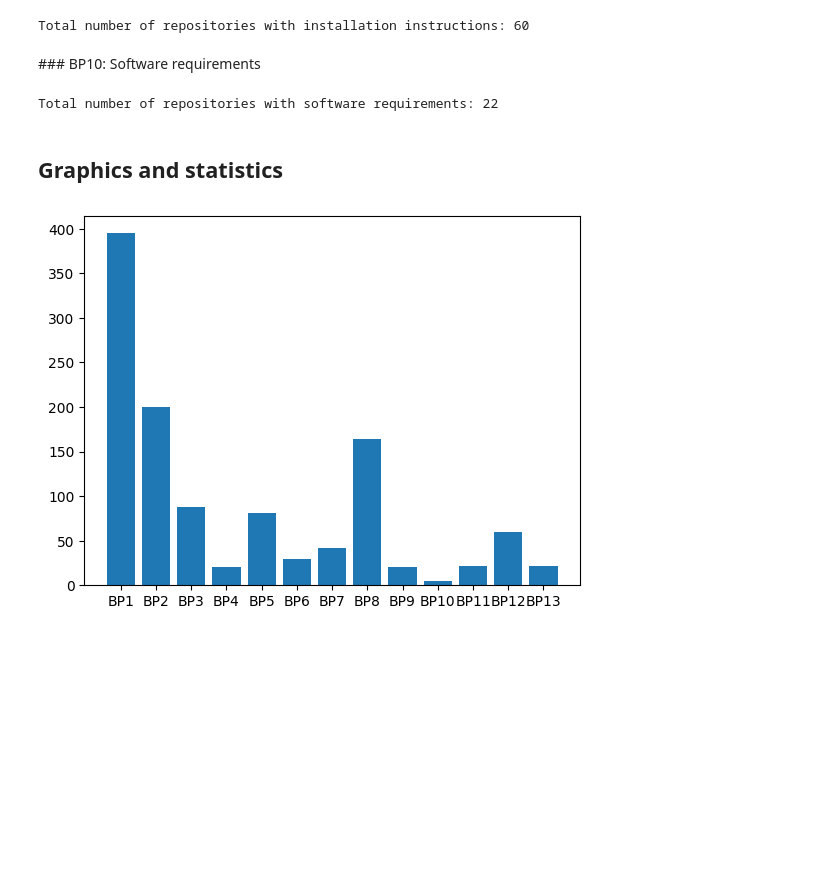
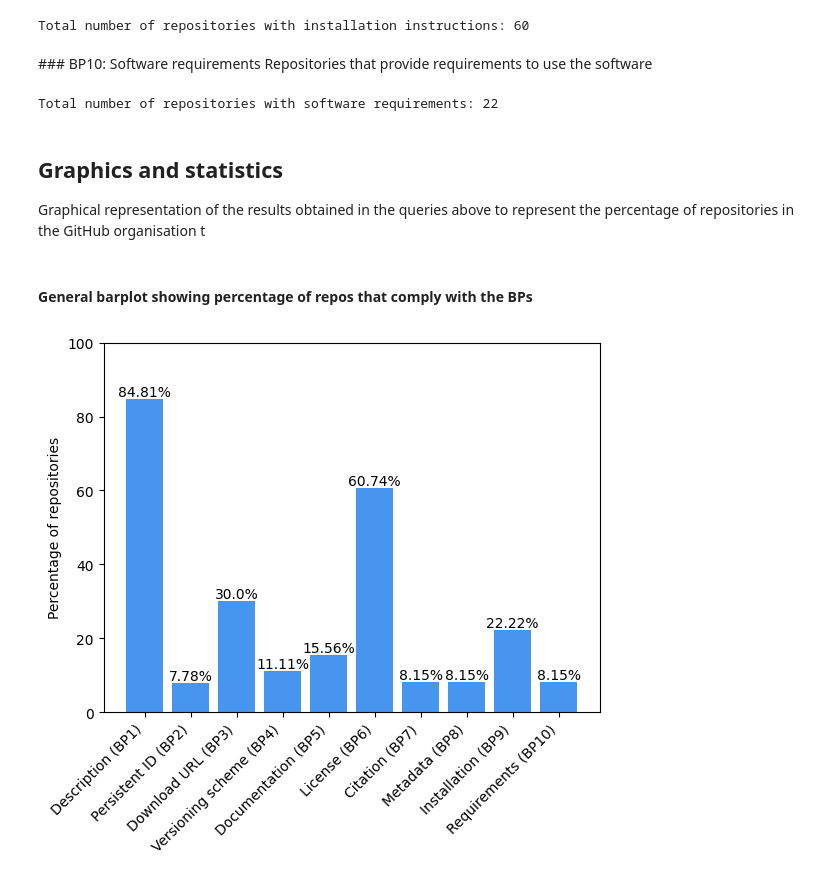
Before and after one commit to oeg-upm/oeg-software-graph, a Jupyter notebook: notebooks/kg-construction.ipynb, the cells around one changed output. Cells and saved outputs as stored; diff of their text form; code cells hidden in the pictures; blank space fills up the shorter version.

Commit message:
notebook updated with barplots and documentation improved

```diff
--- a/notebooks/kg-construction.ipynb
+++ b/notebooks/kg-construction.ipynb
@@ -262,0 +267,17 @@ Total number of repositories with license: 164
+# %%
+q_res = graph.query("""
+            PREFIX sd: <https://w3id.org/okn/o/sd#>
+            PREFIX schema: <http://schema.org/>
+            PREFIX prov: <http://www.w3.org/ns/prov#>
+
+            SELECT (COUNT (DISTINCT ?software) AS ?count_software)
+            FROM <https://w3id.org/okn/i/graph/20230628>
+            WHERE {
+                ?software sd:citation ?cite
+            }
+""")
+
+for solution in q_res:
+    print("Total number of repositories with citation:", solution['count_software'].value)
+    result_list['total_citation'] = solution['count_software'].value
+    BP_results['BP7'] = int(solution['count_software'].value)*100/int(result_list['total_repos'])
@@ -322,6 +345,7 @@ q_res = graph.query("""
 for solution in q_res:
     print("Total number of repositories with minimum metadata:", solution['count_software'].value)
     result_list['total_repo_metadata'] = solution['count_software'].value
+    BP_results['BP8'] = int(solution['count_software'].value)*100/int(result_list['total_repos'])
 # %% [output]
 Total number of repositories with minimum metadata: 22
 # %% [markdown]
@@ -343,10 +368,12 @@ q_res = graph.query("""
 for solution in q_res:
     print("Total number of repositories with installation instructions:", solution['count_software'].value)
     result_list['total_install_inst'] = solution['count_software'].value
+    BP_results['BP9'] = int(solution['count_software'].value)*100/int(result_list['total_repos'])
 # %% [output]
 Total number of repositories with installation instructions: 60
 # %% [markdown]
 ### BP10: Software requirements
+Repositories that provide requirements to use the software
 # %%
 q_res = graph.query("""
             PREFIX sd: <https://w3id.org/okn/o/sd#>
@@ -364,9 +391,11 @@ q_res = graph.query("""
 for solution in q_res:
     print("Total number of repositories with software requirements:", solution['count_software'].value)
     result_list['total_soft_requirements'] = solution['count_software'].value
+    BP_results['BP10'] = int(solution['count_software'].value)*100/int(result_list['total_repos'])
 # %% [output]
 Total number of repositories with software requirements: 22
 # %% [markdown]
 ## Graphics and statistics
+Graphical representation of the results obtained in the queries above to represent the percentage of repositories in the GitHub organisation t
 # %%
 import matplotlib.pyplot as plt
@@ -373,9 +403,33 @@ import matplotlib.pyplot as plt
+# %% [markdown]
+#### General barplot showing percentage of repos that comply with the BPs
 # %%
 numeric_result_list = dict([a, int(x)] for a, x in result_list.items())
 
-plt.bar(*zip(*numeric_result_list.items()))
-plt.xticks(range(len(numeric_result_list)), list(['BP1','BP2','BP3','BP4','BP5','BP6','BP7','BP8','BP9','BP10','BP11','BP12','BP13',]))
+labels_BP = ['Description (BP1)',
+            'Persistent ID (BP2)',
+            'Download URL (BP3)',
+            'Versioning scheme (BP4)',
+            'Documentation (BP5)',
+            'License (BP6)',
+            'Citation (BP7)',
+            'Metadata (BP8)',
+            'Installation (BP9)',
+            'Requirements (BP10)']
 
+#color_palette = sns.color_palette('husl', len(labels_BP))
+
+bars = plt.bar(*zip(*BP_results.items()), color='#4895ef')
+plt.ylabel('Percentage of repositories')
+plt.xticks(range(len(BP_results)), list(labels_BP), rotation=45, ha='right')
+plt.ylim((0,100))
+
+for bar in bars:
+    height = bar.get_height()
+    percentage = str(round(height,2)) + '%'
+    plt.text(bar.get_x() + bar.get_width() / 2, height, percentage, ha='center', va='bottom')
+
+
+plt.savefig('general_bp.png',dpi=400,bbox_inches = "tight")
 plt.show()
 # %% [output]
-[figure, old version]
+[figure, new version]
```
Also changed, not shown: parts of 29 cells of this notebook.
